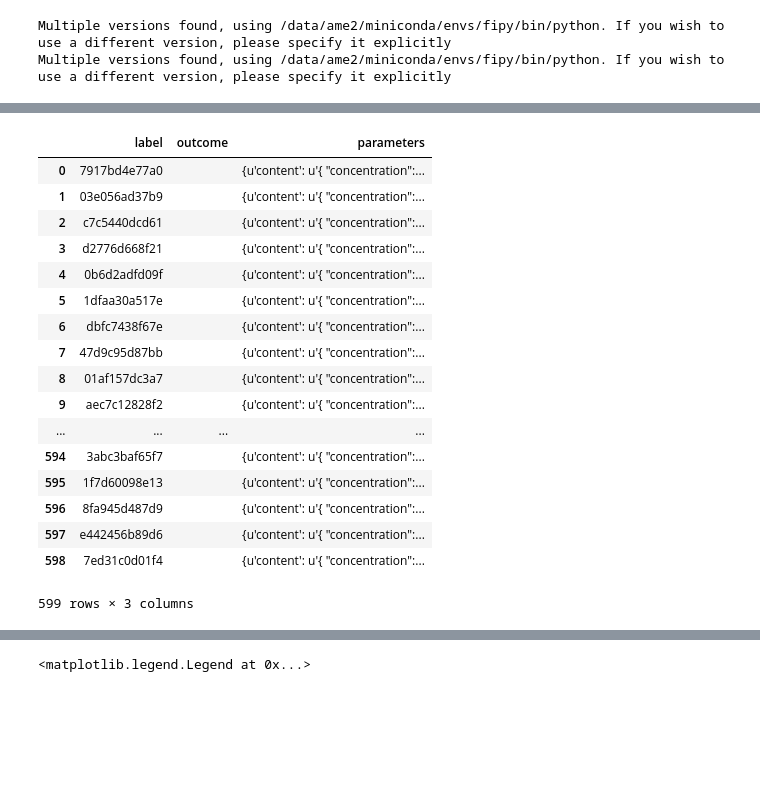
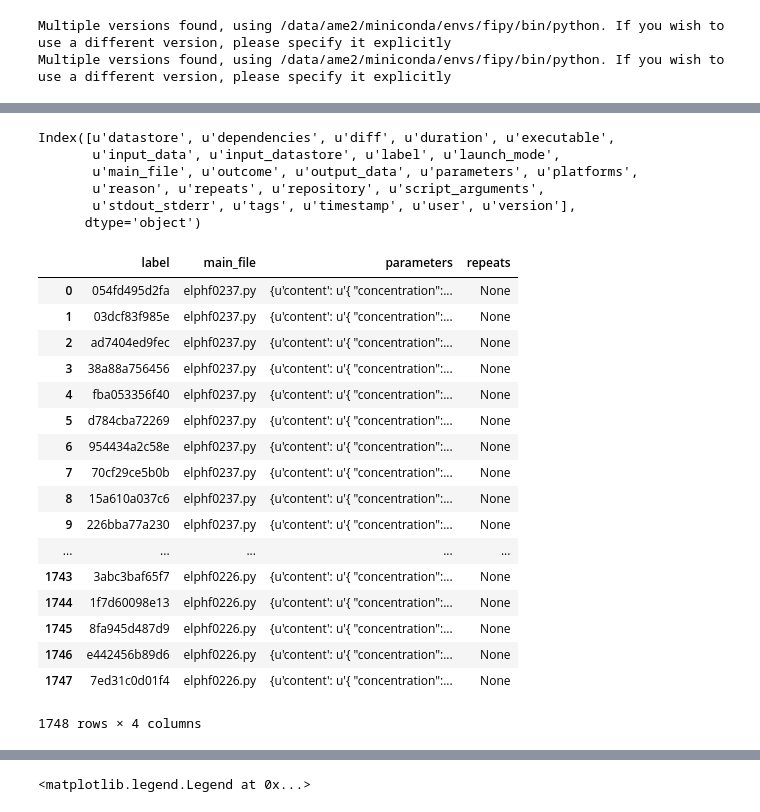
Before and after one commit to usnistgov/diffcap, a Jupyter notebook: analyze.ipynb, the cells around one changed output, grey strips where cells are left out. Saved outputs shown, nothing was run; the diff lists cells and outputs as text; code cells hidden in the pictures; blank space fills up the shorter version.

```diff
--- a/analyze.ipynb
+++ b/analyze.ipynb
@@ -88,28 +92,37 @@ import glob
 with open(".smt/records_export.json") as ff:
     data = json.load(ff)
 
-df = pandas.DataFrame(data)
+df = pd.DataFrame(data)
+# %%
+df.keys()
+# %% [output]
+Index([u'datastore', u'dependencies', u'diff', u'duration', u'executable',
+       u'input_data', u'input_datastore', u'label', u'launch_mode',
+       u'main_file', u'outcome', u'output_data', u'parameters', u'platforms',
+       u'reason', u'repeats', u'repository', u'script_arguments',
+       u'stdout_stderr', u'tags', u'timestamp', u'user', u'version'],
+      dtype='object')
 # %%
-df[["label","outcome","parameters"]]
+df[["label","main_file","parameters","repeats"]]
 # %% [output]
-|  | label | outcome | parameters |
-| 0 | 7917bd4e77a0 |  | {u'content': u'{ "concentration":... |
-| 1 | 03e056ad37b9 |  | {u'content': u'{ "concentration":... |
-| 2 | c7c5440dcd61 |  | {u'content': u'{ "concentration":... |
-| 3 | d2776d668f21 |  | {u'content': u'{ "concentration":... |
-| 4 | 0b6d2adfd09f |  | {u'content': u'{ "concentration":... |
-| 5 | 1dfaa30a517e |  | {u'content': u'{ "concentration":... |
-| 6 | dbfc7438f67e |  | {u'content': u'{ "concentration":... |
-| 7 | 47d9c95d87bb |  | {u'content': u'{ "concentration":... |
-| 8 | 01af157dc3a7 |  | {u'content': u'{ "concentration":... |
-| 9 | aec7c12828f2 |  | {u'content': u'{ "concentration":... |
-| ... | ... | ... | ... |
-| 594 | 3abc3baf65f7 |  | {u'content': u'{ "concentration":... |
-| 595 | 1f7d60098e13 |  | {u'content': u'{ "concentration":... |
-| 596 | 8fa945d487d9 |  | {u'content': u'{ "concentration":... |
-| 597 | e442456b89d6 |  | {u'content': u'{ "concentration":... |
-| 598 | 7ed31c0d01f4 |  | {u'content': u'{ "concentration":... |
+|  | label | main_file | parameters | repeats |
+| 0 | 054fd495d2fa | elphf0237.py | {u'content': u'{ "concentration":... | None |
+| 1 | 03dcf83f985e | elphf0237.py | {u'content': u'{ "concentration":... | None |
+| 2 | ad7404ed9fec | elphf0237.py | {u'content': u'{ "concentration":... | None |
+| 3 | 38a88a756456 | elphf0237.py | {u'content': u'{ "concentration":... | None |
+| 4 | fba053356f40 | elphf0237.py | {u'content': u'{ "concentration":... | None |
+| 5 | d784cba72269 | elphf0237.py | {u'content': u'{ "concentration":... | None |
+| 6 | 954434a2c58e | elphf0237.py | {u'content': u'{ "concentration":... | None |
+| 7 | 70cf29ce5b0b | elphf0237.py | {u'content': u'{ "concentration":... | None |
+| 8 | 15a610a037c6 | elphf0237.py | {u'content': u'{ "concentration":... | None |
+| 9 | 226bba77a230 | elphf0237.py | {u'content': u'{ "concentration":... | None |
+| ... | ... | ... | ... | ... |
+| 1743 | 3abc3baf65f7 | elphf0226.py | {u'content': u'{ "concentration":... | None |
+| 1744 | 1f7d60098e13 | elphf0226.py | {u'content': u'{ "concentration":... | None |
+| 1745 | 8fa945d487d9 | elphf0226.py | {u'content': u'{ "concentration":... | None |
+| 1746 | e442456b89d6 | elphf0226.py | {u'content': u'{ "concentration":... | None |
+| 1747 | 7ed31c0d01f4 | elphf0226.py | {u'content': u'{ "concentration":... | None |
-599 rows × 3 columns
+1748 rows × 4 columns
 # %%
 def ppprint(s):
     print type(s)
```
Also changed, not shown: parts of 59 cells of this notebook, 1 other file.
